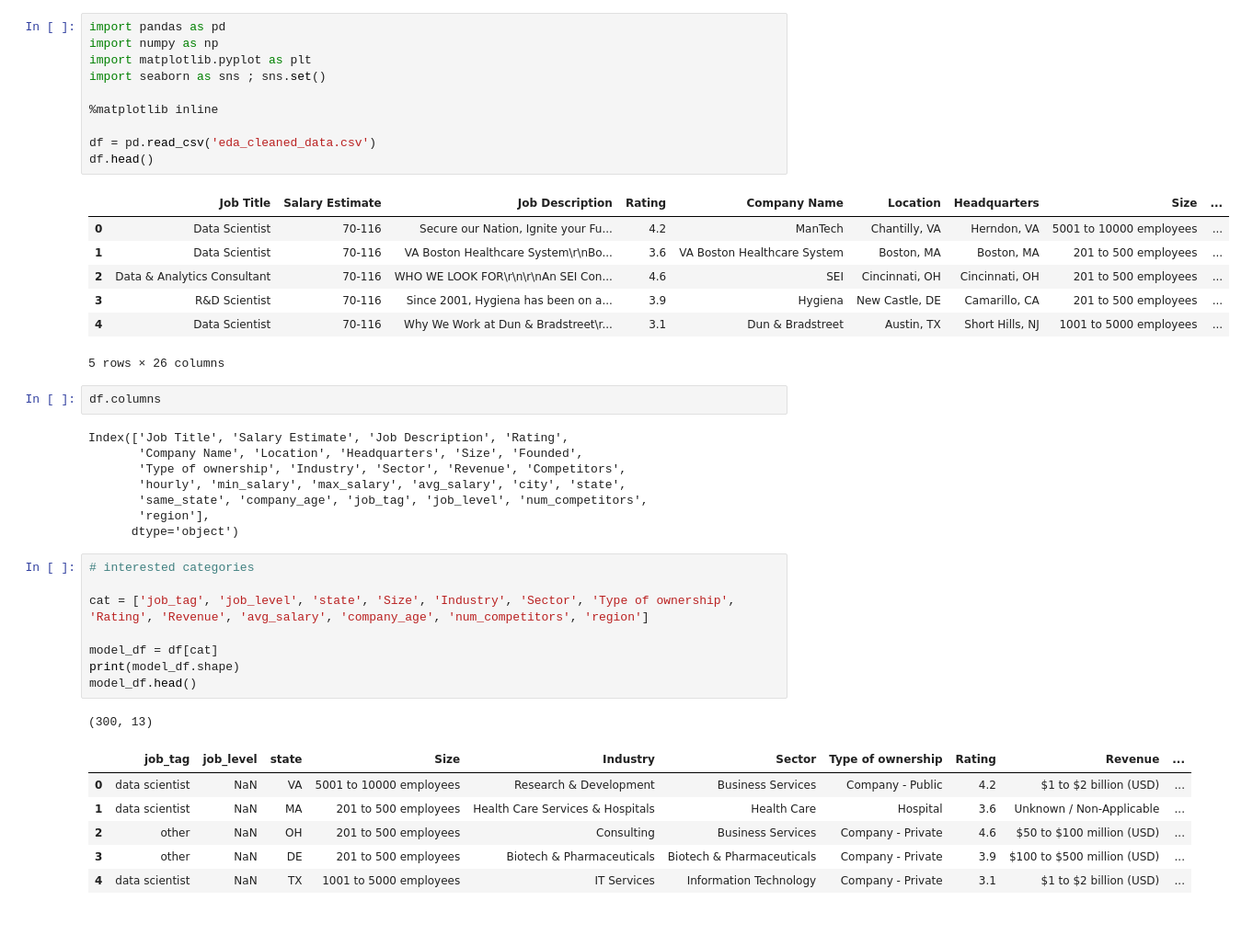
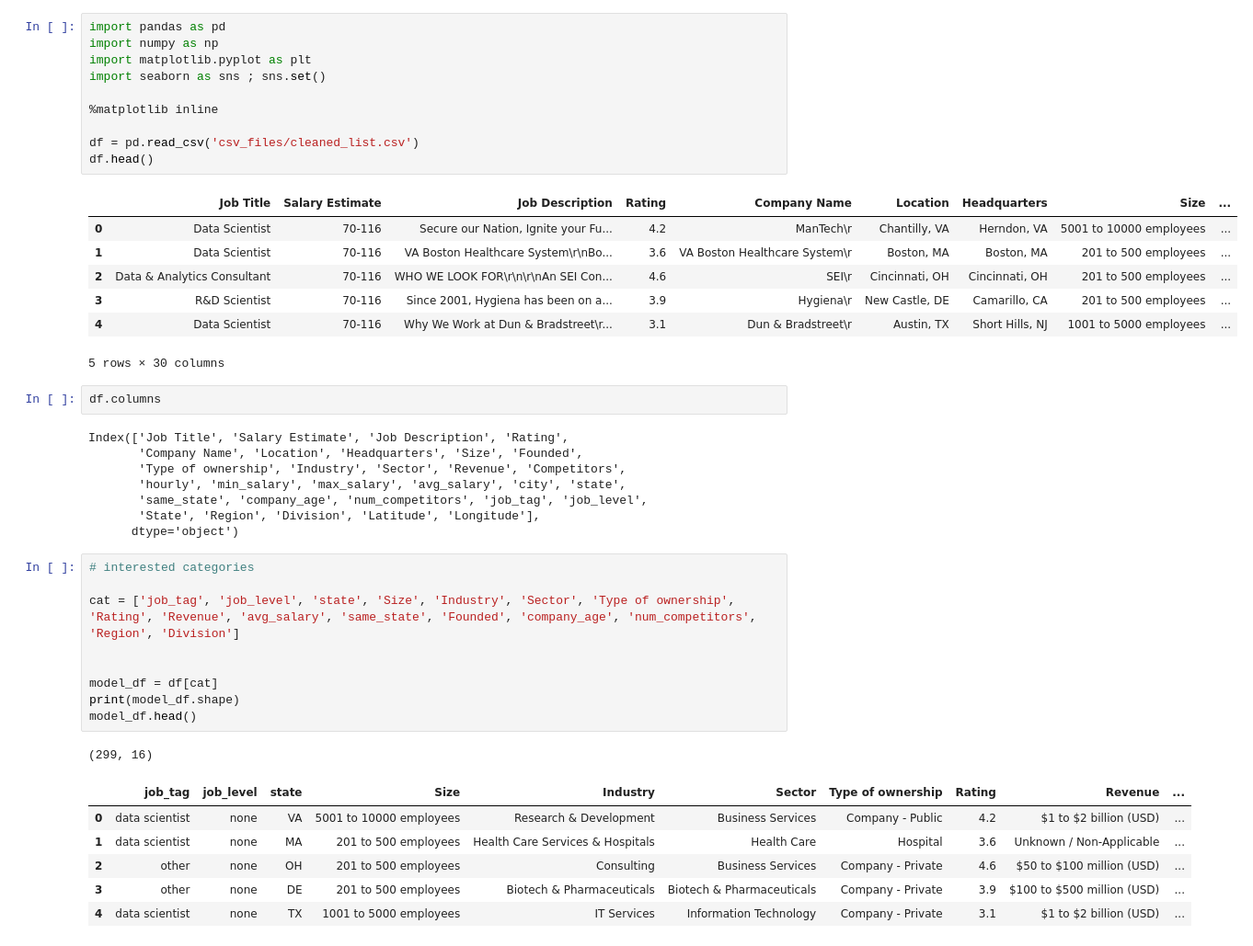
Before and after one commit to enwokoye94/DS-Salary-Analysis, a Jupyter notebook: ML modeling.ipynb, the cells around one changed output. Shown at 92% size. Drawn from its saved outputs; the diff is of its cells as text.

```diff
--- a/ML modeling.ipynb
+++ b/ML modeling.ipynb
@@ -1,21 +1,21 @@
 # %%
 import pandas as pd
 import numpy as np
 import matplotlib.pyplot as plt
 import seaborn as sns ; sns.set()
 
 %matplotlib inline
 
-df = pd.read_csv('eda_cleaned_data.csv')
+df = pd.read_csv('csv_files/cleaned_list.csv')
 df.head()
 # %% [output]
 |  | Job Title | Salary Estimate | Job Description | Rating | Company Name | Location | Headquarters | Size | ... |
-| 0 | Data Scientist | 70-116 | Secure our Nation, Ignite your Fu... | 4.2 | ManTech | Chantilly, VA | Herndon, VA | 5001 to 10000 employees | ... |
-| 1 | Data Scientist | 70-116 | VA Boston Healthcare System\r\nBo... | 3.6 | VA Boston Healthcare System | Boston, MA | Boston, MA | 201 to 500 employees | ... |
-| 2 | Data & Analytics Consultant | 70-116 | WHO WE LOOK FOR\r\n\r\nAn SEI Con... | 4.6 | SEI | Cincinnati, OH | Cincinnati, OH | 201 to 500 employees | ... |
-| 3 | R&D Scientist | 70-116 | Since 2001, Hygiena has been on a... | 3.9 | Hygiena | New Castle, DE | Camarillo, CA | 201 to 500 employees | ... |
-| 4 | Data Scientist | 70-116 | Why We Work at Dun & Bradstreet\r... | 3.1 | Dun & Bradstreet | Austin, TX | Short Hills, NJ | 1001 to 5000 employees | ... |
+| 0 | Data Scientist | 70-116 | Secure our Nation, Ignite your Fu... | 4.2 | ManTech\r | Chantilly, VA | Herndon, VA | 5001 to 10000 employees | ... |
+| 1 | Data Scientist | 70-116 | VA Boston Healthcare System\r\nBo... | 3.6 | VA Boston Healthcare System\r | Boston, MA | Boston, MA | 201 to 500 employees | ... |
+| 2 | Data & Analytics Consultant | 70-116 | WHO WE LOOK FOR\r\n\r\nAn SEI Con... | 4.6 | SEI\r | Cincinnati, OH | Cincinnati, OH | 201 to 500 employees | ... |
+| 3 | R&D Scientist | 70-116 | Since 2001, Hygiena has been on a... | 3.9 | Hygiena\r | New Castle, DE | Camarillo, CA | 201 to 500 employees | ... |
+| 4 | Data Scientist | 70-116 | Why We Work at Dun & Bradstreet\r... | 3.1 | Dun & Bradstreet\r | Austin, TX | Short Hills, NJ | 1001 to 5000 employees | ... |
-5 rows × 26 columns
+5 rows × 30 columns
 # %%
 df.columns
 # %% [output]
@@ -23,25 +23,26 @@ Index(['Job Title', 'Salary Estimate', 'Job Description', 'Rating',
        'Company Name', 'Location', 'Headquarters', 'Size', 'Founded',
        'Type of ownership', 'Industry', 'Sector', 'Revenue', 'Competitors',
        'hourly', 'min_salary', 'max_salary', 'avg_salary', 'city', 'state',
-       'same_state', 'company_age', 'job_tag', 'job_level', 'num_competitors',
-       'region'],
+       'same_state', 'company_age', 'num_competitors', 'job_tag', 'job_level',
+       'State', 'Region', 'Division', 'Latitude', 'Longitude'],
       dtype='object')
 # %%
 # interested categories
 
-cat = ['job_tag', 'job_level', 'state', 'Size', 'Industry', 'Sector', 'Type of ownership', 'Rating', 'Revenue', 'avg_salary', 'company_age', 'num_competitors', 'region']
+cat = ['job_tag', 'job_level', 'state', 'Size', 'Industry', 'Sector', 'Type of ownership', 'Rating', 'Revenue', 'avg_salary', 'same_state', 'Founded', 'company_age', 'num_competitors', 'Region', 'Division']
+
 
 model_df = df[cat]
 print(model_df.shape)
 model_df.head()
 # %% [output]
-(300, 13)
+(299, 16)
 |  | job_tag | job_level | state | Size | Industry | Sector | Type of ownership | Rating | Revenue | ... |
-| 0 | data scientist | NaN | VA | 5001 to 10000 employees | Research & Development | Business Services | Company - Public | 4.2 | $1 to $2 billion (USD) | ... |
-| 1 | data scientist | NaN | MA | 201 to 500 employees | Health Care Services & Hospitals | Health Care | Hospital | 3.6 | Unknown / Non-Applicable | ... |
-| 2 | other | NaN | OH | 201 to 500 employees | Consulting | Business Services | Company - Private | 4.6 | $50 to $100 million (USD) | ... |
-| 3 | other | NaN | DE | 201 to 500 employees | Biotech & Pharmaceuticals | Biotech & Pharmaceuticals | Company - Private | 3.9 | $100 to $500 million (USD) | ... |
-| 4 | data scientist | NaN | TX | 1001 to 5000 employees | IT Services | Information Technology | Company - Private | 3.1 | $1 to $2 billion (USD) | ... |
+| 0 | data scientist | none | VA | 5001 to 10000 employees | Research & Development | Business Services | Company - Public | 4.2 | $1 to $2 billion (USD) | ... |
+| 1 | data scientist | none | MA | 201 to 500 employees | Health Care Services & Hospitals | Health Care | Hospital | 3.6 | Unknown / Non-Applicable | ... |
+| 2 | other | none | OH | 201 to 500 employees | Consulting | Business Services | Company - Private | 4.6 | $50 to $100 million (USD) | ... |
+| 3 | other | none | DE | 201 to 500 employees | Biotech & Pharmaceuticals | Biotech & Pharmaceuticals | Company - Private | 3.9 | $100 to $500 million (USD) | ... |
+| 4 | data scientist | none | TX | 1001 to 5000 employees | IT Services | Information Technology | Company - Private | 3.1 | $1 to $2 billion (USD) | ... |
 # %%
 per_missing = (round((model_df.isna().sum()/model_df.shape[0]) * 100,2).to_frame(name = '% of missing values'))
 
```
Also changed, not shown: parts of 16 cells of this notebook.
